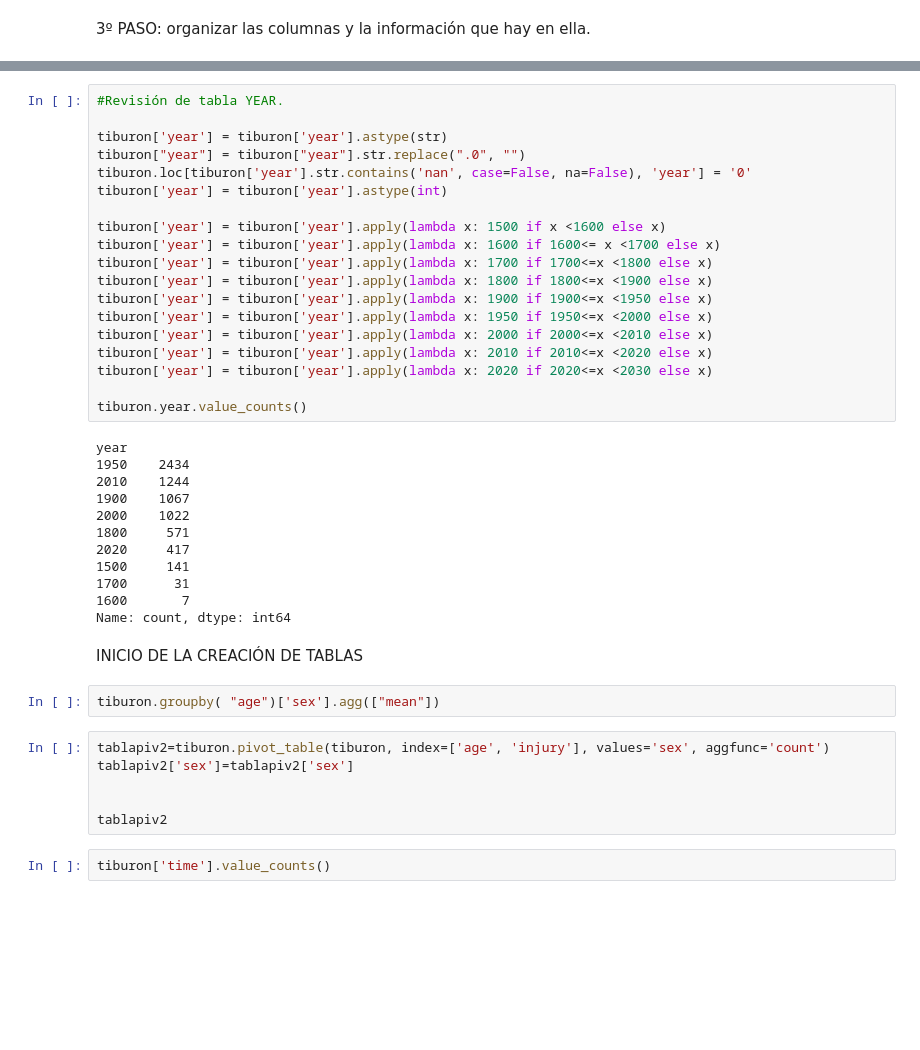
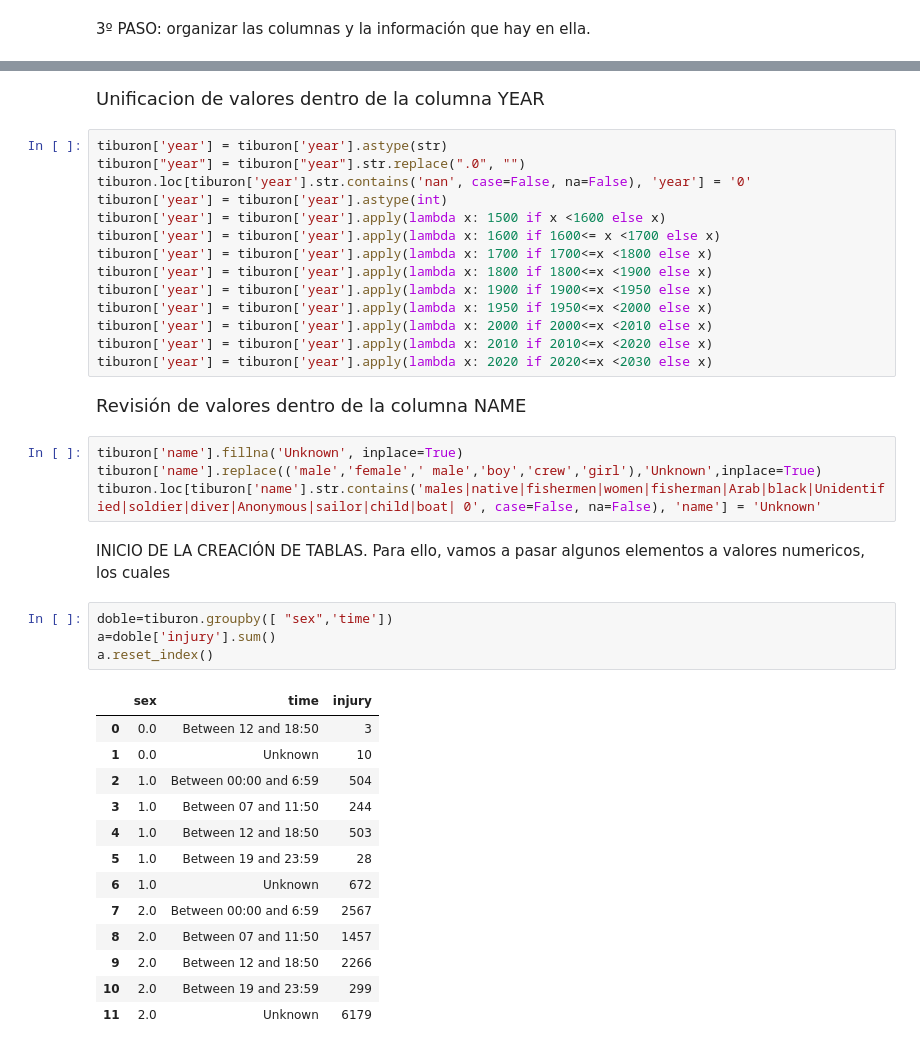
Before and after one commit to Vicgutgam/Quest2.Shark, a Jupyter notebook: Quest Tiburón.ipynb, the cells around one changed output, grey strips where cells are left out. Saved outputs shown, nothing was run; the diff lists cells and outputs as text; blank space fills up the shorter version.

```diff
--- a/Quest Tiburón.ipynb
+++ b/Quest Tiburón.ipynb
@@ -221,11 +209,10 @@ Name: count, dtype: int64
+# %% [markdown]
+<big>Unificacion de valores dentro de la columna YEAR</big>
 # %%
-#Revisión de tabla YEAR.
-
 tiburon['year'] = tiburon['year'].astype(str)
 tiburon["year"] = tiburon["year"].str.replace(".0", "")
 tiburon.loc[tiburon['year'].str.contains('nan', case=False, na=False), 'year'] = '0'
 tiburon['year'] = tiburon['year'].astype(int)
-
 tiburon['year'] = tiburon['year'].apply(lambda x: 1500 if x <1600 else x)
 tiburon['year'] = tiburon['year'].apply(lambda x: 1600 if 1600<= x <1700 else x)
 tiburon['year'] = tiburon['year'].apply(lambda x: 1700 if 1700<=x <1800 else x)
@@ -235,29 +222,29 @@ tiburon['year'] = tiburon['year'].apply(lambda x: 1950 if 1950<=x <2000 else x)
 tiburon['year'] = tiburon['year'].apply(lambda x: 2000 if 2000<=x <2010 else x)
 tiburon['year'] = tiburon['year'].apply(lambda x: 2010 if 2010<=x <2020 else x)
 tiburon['year'] = tiburon['year'].apply(lambda x: 2020 if 2020<=x <2030 else x)
-
-tiburon.year.value_counts()
-# %% [output]
-year
-1950    2434
-2010    1244
-1900    1067
-2000    1022
-1800     571
-2020     417
-1500     141
-1700      31
-1600       7
-Name: count, dtype: int64
+# %% [markdown]
+<big>Revisión de valores dentro de la columna NAME</big>
+# %%
+tiburon['name'].fillna('Unknown', inplace=True)
+tiburon['name'].replace(('male','female',' male','boy','crew','girl'),'Unknown',inplace=True)
+tiburon.loc[tiburon['name'].str.contains('males|native|fishermen|women|fisherman|Arab|black|Unidentified|soldier|diver|Anonymous|sailor|child|boat| 0', case=False, na=False), 'name'] = 'Unknown'
 # %% [markdown]
-INICIO DE LA CREACIÓN DE TABLAS
+INICIO DE LA CREACIÓN DE TABLAS. Para ello, vamos a pasar algunos elementos a valores numericos, los cuales
 # %%
-tiburon.groupby( "age")['sex'].agg(["mean"])
+doble=tiburon.groupby([ "sex",'time'])
+a=doble['injury'].sum()
+a.reset_index()
+# %% [output]
+|  | sex | time | injury |
+| 0 | 0.0 | Between 12 and 18:50 | 3 |
+| 1 | 0.0 | Unknown | 10 |
+| 2 | 1.0 | Between 00:00 and 6:59 | 504 |
+| 3 | 1.0 | Between 07 and 11:50 | 244 |
+| 4 | 1.0 | Between 12 and 18:50 | 503 |
+| 5 | 1.0 | Between 19 and 23:59 | 28 |
+| 6 | 1.0 | Unknown | 672 |
+| 7 | 2.0 | Between 00:00 and 6:59 | 2567 |
+| 8 | 2.0 | Between 07 and 11:50 | 1457 |
+| 9 | 2.0 | Between 12 and 18:50 | 2266 |
+| 10 | 2.0 | Between 19 and 23:59 | 299 |
+| 11 | 2.0 | Unknown | 6179 |
-# %%
-tablapiv2=tiburon.pivot_table(tiburon, index=['age', 'injury'], values='sex', aggfunc='count')
-tablapiv2['sex']=tablapiv2['sex']
-
-
-tablapiv2
-# %%
-tiburon['time'].value_counts()
```
Also changed, not shown: parts of 30 cells of this notebook, 1 other file.
